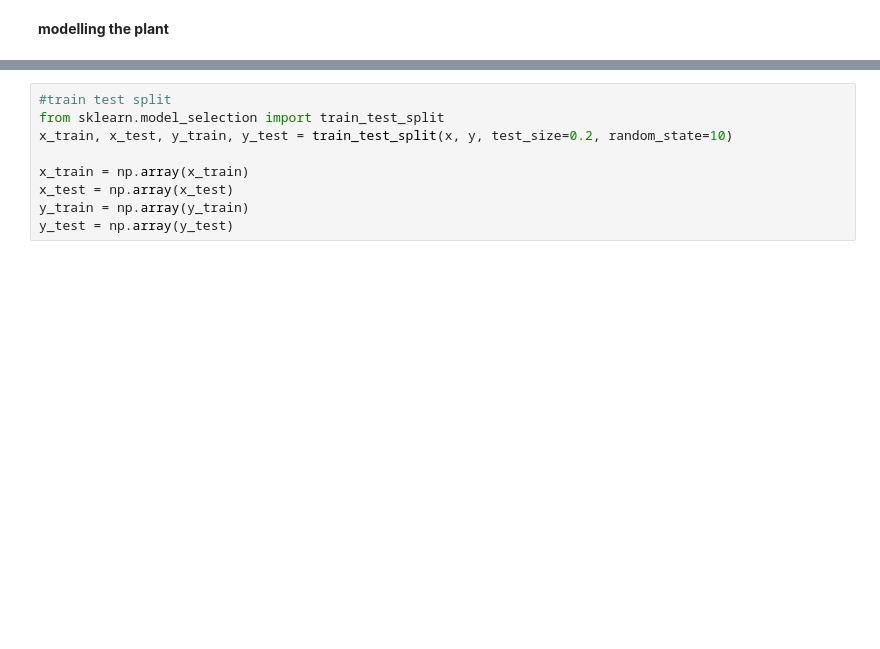
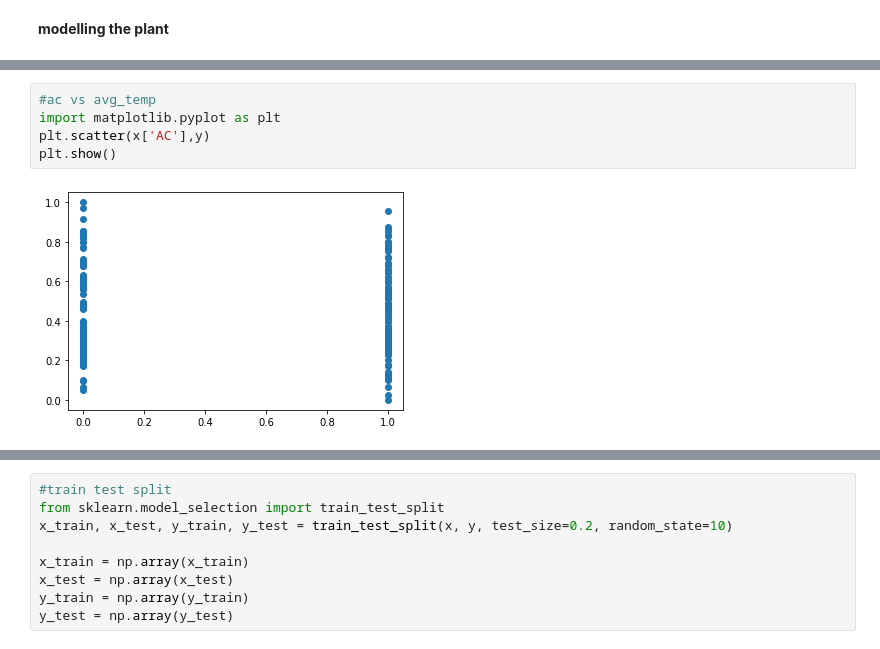
Before and after one commit to yfhkucing/RandomForestBMS, a Jupyter notebook: model_plant_noACH.ipynb, the cells around one changed output, grey strips where cells are left out. Saved outputs shown, nothing was run; the diff lists cells and outputs as text; blank space fills up the shorter version.

```diff
--- a/model_plant_noACH.ipynb
+++ b/model_plant_noACH.ipynb
@@ -135,0 +124,7 @@ y.head()
+# %%
+#ac vs avg_temp
+import matplotlib.pyplot as plt
+plt.scatter(x['AC'],y)
+plt.show()
+# %% [output]
+[figure, added]
```
Also changed, not shown: parts of 13 cells of this notebook.
